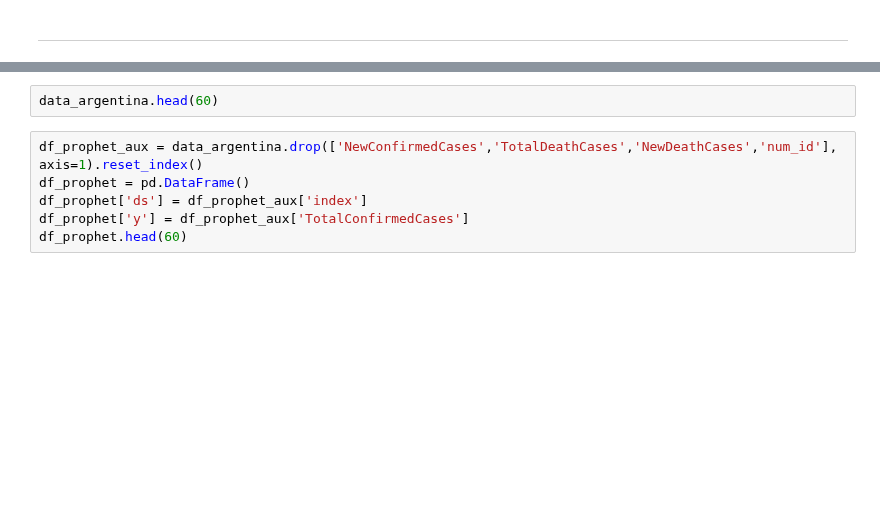
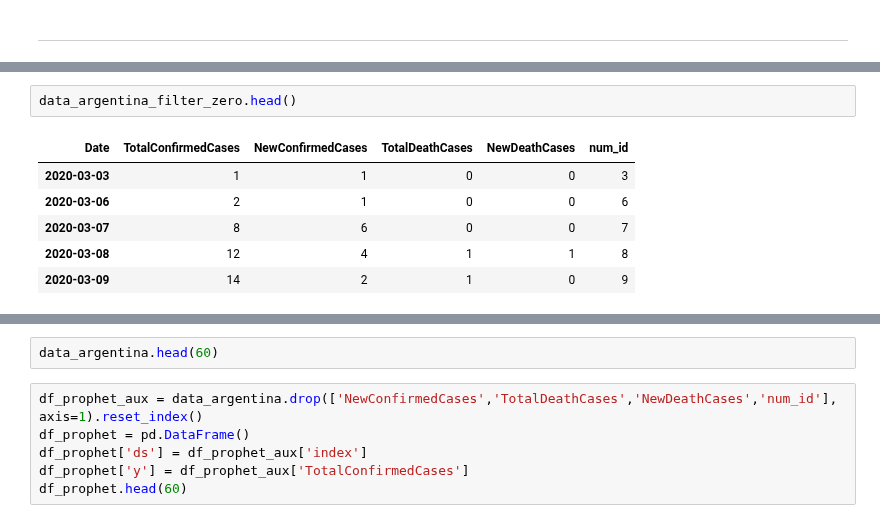
Before and after one commit to lprone/coronavirus, a Jupyter notebook: coronavirus-argentina.ipynb, the cells around one changed output, grey strips where cells are left out. Drawn from its saved outputs; the diff is of its cells as text; blank space fills up the shorter version.

```diff
--- a/coronavirus-argentina.ipynb
+++ b/coronavirus-argentina.ipynb
@@ -328,0 +345,9 @@ fourth_pow_model
+# %%
+data_argentina_filter_zero.head()
+# %% [output]
+| Date | TotalConfirmedCases | NewConfirmedCases | TotalDeathCases | NewDeathCases | num_id |
+| 2020-03-03 | 1 | 1 | 0 | 0 | 3 |
+| 2020-03-06 | 2 | 1 | 0 | 0 | 6 |
+| 2020-03-07 | 8 | 6 | 0 | 0 | 7 |
+| 2020-03-08 | 12 | 4 | 1 | 1 | 8 |
+| 2020-03-09 | 14 | 2 | 1 | 0 | 9 |
```
Also changed, not shown: parts of 15 cells of this notebook.
